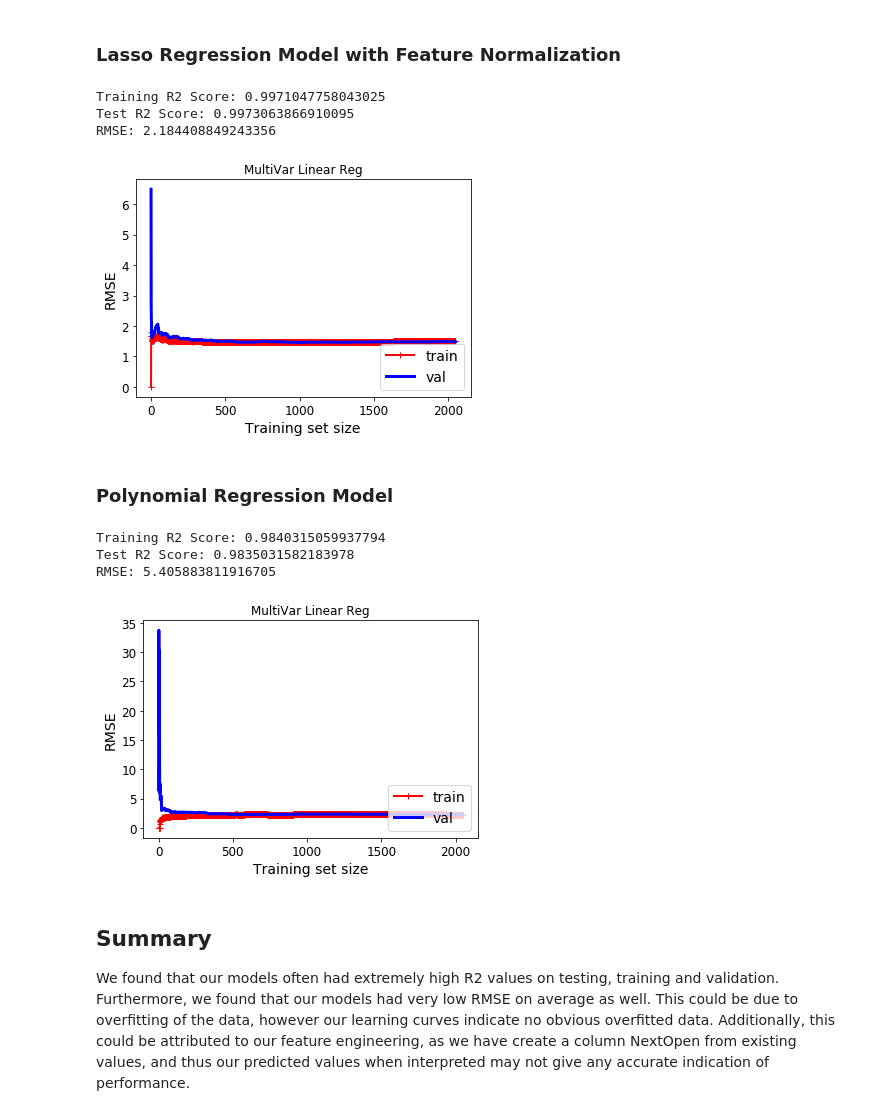
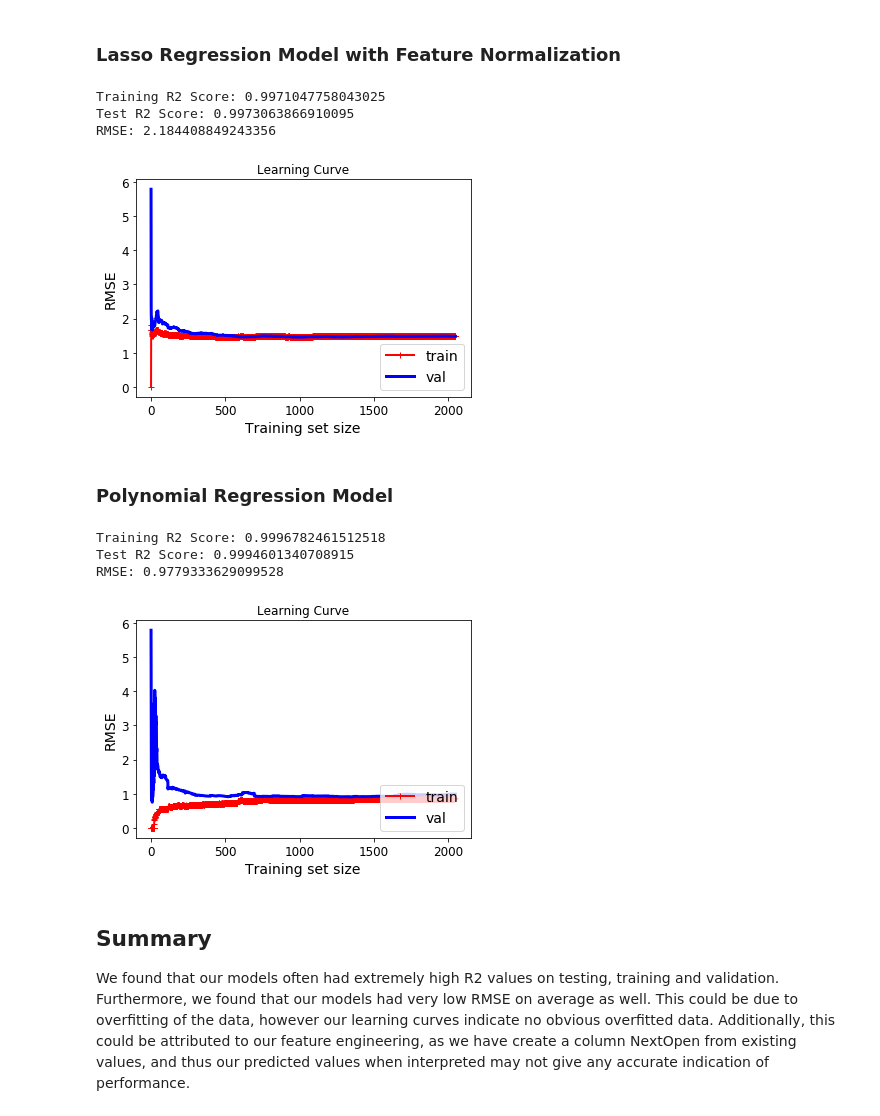
Before and after one commit to WafflesAreFriends/CPSC-4310-Stocks, a Jupyter notebook: DAP4/jteam_DAP4.ipynb, the cells around one changed output. Saved outputs shown, nothing was run; the diff lists cells and outputs as text; code cells hidden in the pictures.

```diff
--- a/DAP4/jteam_DAP4.ipynb
+++ b/DAP4/jteam_DAP4.ipynb
@@ -234,11 +237,11 @@ Lowest RMSE: 0.7423545753734704 at alpha = 2
 ## Model Evaluation
 # %%
 # New split to evaluate data
+X_df = df[['Open','High','Low','Close','Volume']]
+X = X_df.values
+y_df = df[['NextDayOpen']]
+y = y_df.values
 X_train, X_test, y_train, y_test = train_test_split(X, y, random_state=0)
-X_train = X_train.to_numpy()
-X_test = X_test.to_numpy()
-y_train = y_train.to_numpy()
-y_test = y_test.to_numpy()
 
 # Re-fit and scale
 X_train_scaled = scaler.fit_transform(X_train)
@@ -251,11 +254,11 @@ def plot_learning_curve(model, X_train_scaled, X_test_scaled, y_train, y_test):
     for m in range(1, len(X_train_scaled)):
         model.fit(X_train_scaled[:m], y_train[:m])
         y_train_predict = model.predict(X_train_scaled[:m])
-        y_test_predict = model.predict(X_test_scaled)
+        y_test_predict = model.predict(X_test_scaled[:m])
         train_errors.append(np.sqrt(mean_squared_error(y_train[:m], y_train_predict)))
-        test_errors.append(np.sqrt(mean_squared_error(y_test, y_test_predict)))
+        test_errors.append(np.sqrt(mean_squared_error(y_test[:m], y_test_predict)))
     # Plot the curve
-    plt.title('MultiVar Linear Reg')
+    plt.title('Learning Curve')
     plt.plot(np.sqrt(train_errors), "r-+", linewidth=2, label="train")
     plt.plot(np.sqrt(test_errors), "b-", linewidth=3, label="val")
     plt.legend(loc="lower right", fontsize=14)
@@ -328,7 +374,7 @@ RMSE: 0.9585518197132838
 # %% [markdown]
 ### Lasso Regression Model with Feature Normalization
 # %%
-linlasso = Lasso(alpha=0.5, max_iter=10000).fit(X_train_scaled, y_train) # TOL FIX
+linlasso = Lasso(alpha=0.5, max_iter=10000).fit(X_train_scaled, y_train)
 
 r2_train_score = linlasso.score(X_train_scaled, y_train)
 r2_test_score = linlasso.score(X_test_scaled, y_test)
@@ -345,32 +391,32 @@ plot_learning_curve(linlasso, X_train_scaled, X_test_scaled, y_train, y_test)
 Training R2 Score: 0.9971047758043025
 Test R2 Score: 0.9973063866910095
 RMSE: 2.184408849243356
-[figure, old version]
+[figure, new version]
 # %% [markdown]
 ### Polynomial Regression Model
 # %%
 poly_features = PolynomialFeatures(degree=2, include_bias=False)
-X_train_poly = poly_features.fit_transform(X_train)
-X_test_poly = poly_features.fit_transform(X_test)
+X_train_poly = poly_features.fit_transform(X_train_scaled)
+X_test_poly = poly_features.fit_transform(X_test_scaled)
 
 polyreg = LinearRegression().fit(X_train_poly, y_train)
 
 r2_train_score = polyreg.score(X_train_poly, y_train)
 r2_test_score = polyreg.score(X_test_poly, y_test)
 
 y_pred = polyreg.predict(X_test_poly)
 rmse_score = np.sqrt(metrics.mean_squared_error(y_test, y_pred))
 
 print('Training R2 Score:',r2_train_score)
 print('Test R2 Score:',r2_test_score)
 print('RMSE:',rmse_score)
 
 plot_learning_curve(polyreg, X_train_poly, X_test_poly, y_train, y_test)
 # %% [output]
-Training R2 Score: 0.9840315059937794
-Test R2 Score: 0.9835031582183978
-RMSE: 5.405883811916705
+Training R2 Score: 0.9996782461512518
+Test R2 Score: 0.9994601340708915
+RMSE: 0.9779333629099528
-[figure, old version]
+[figure, new version]
 # %% [markdown]
 ## Summary
 
```
Also changed, not shown: parts of 10 cells of this notebook.
